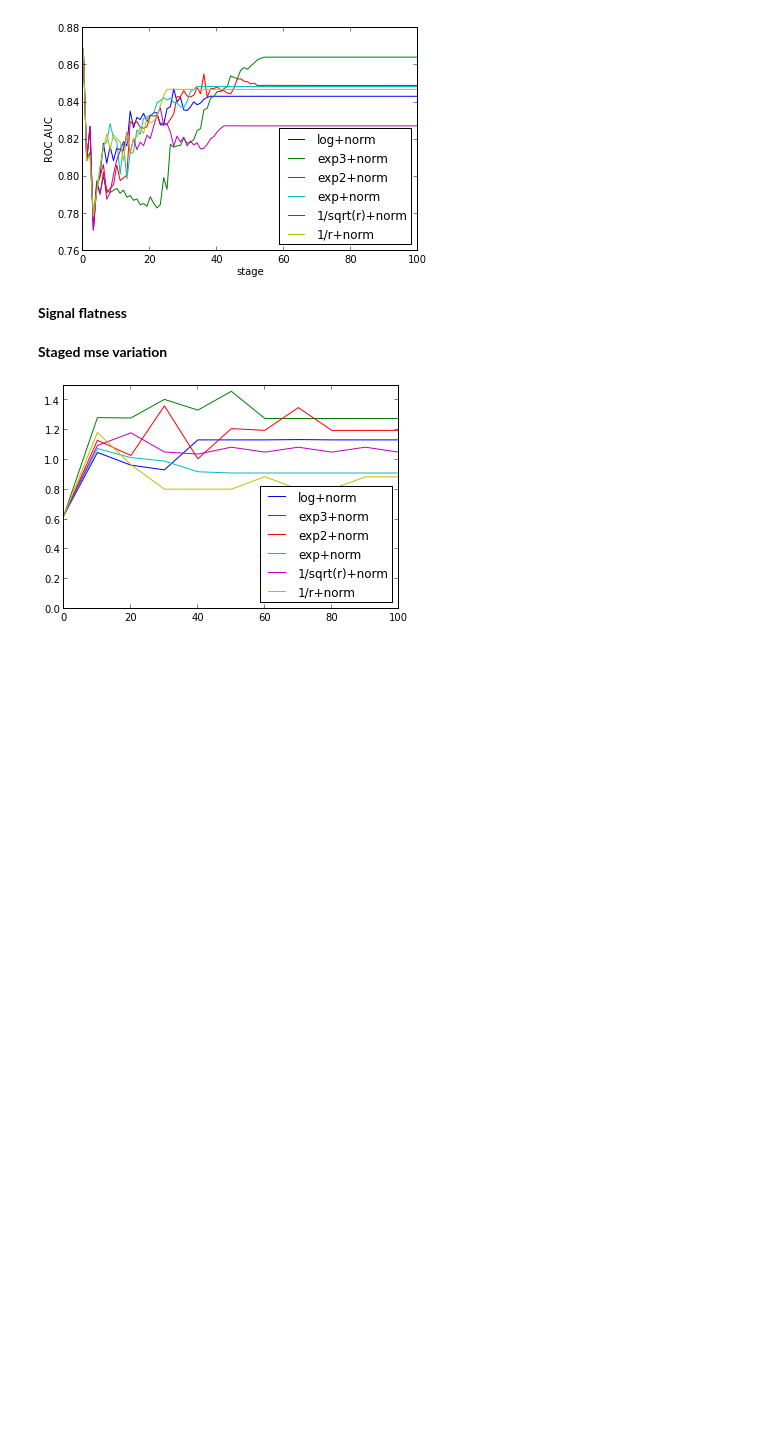
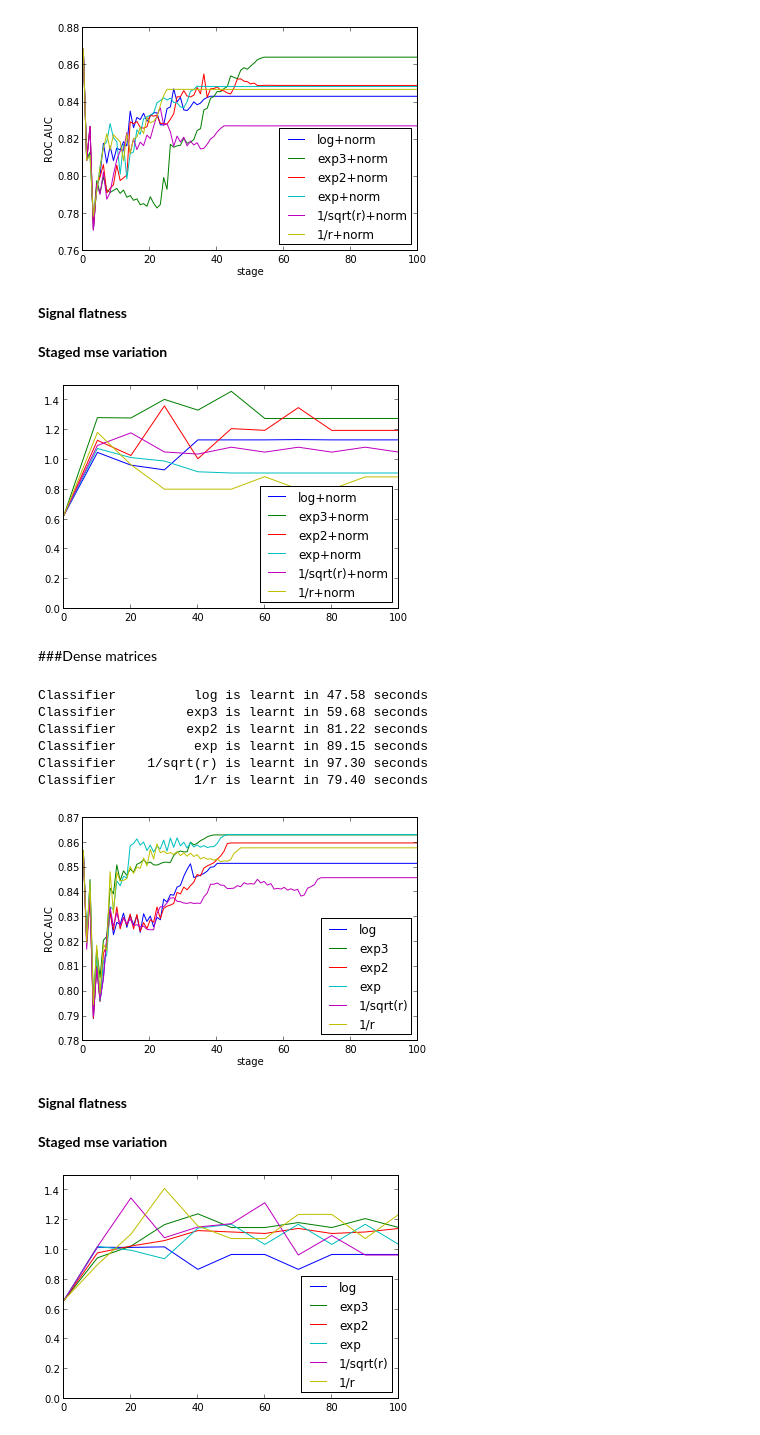
Before and after one commit to anaderi/lhcb_trigger_ml, a Jupyter notebook: IPythonWorkflow/DalitzUGBDemo.ipynb, the cells around one changed output. Drawn from its saved outputs; the diff is of its cells as text; code cells hidden in the pictures; blank space fills up the shorter version.

```diff
--- a/IPythonWorkflow/DalitzUGBDemo.ipynb
+++ b/IPythonWorkflow/DalitzUGBDemo.ipynb
@@ -654,3 +650,38 @@ plotMseVariationOnSig5e5(dist2_sig5e5_probas_dict)
 Signal flatness
 Staged mse variation
 [figure]
+# %% [markdown]
+###Dense matrices
+# %%
+functions = {'exp': lambda r: numpy.exp(-50*r),
+             'exp2': lambda r: numpy.exp(-1000*r*r),
+             'exp3': lambda r: numpy.exp(-2000*r*r),
+             'log': lambda r: numpy.clip(-numpy.log(r), 0, 7),
+             '1/r': lambda r: numpy.clip(1/r, 0, 100),
+             '1/sqrt(r)': lambda r: numpy.clip(r ** -0.5, 0, 10)
+            }
+
+dist3_classifiers = OrderedDict()
+for name, func in functions.iteritems():
+    loss = ugb.DistanceBasedKnnFunction(uniform_variables, knn=100, distance_dependence=func, row_normalize=True)
+    dist3_classifiers[name ] = \
+        ugb.MyGradientBoostingClassifier(loss=loss, max_depth=4, n_estimators=101,
+                                         learning_rate=.5, train_variables = train_variables)
+reports.trainClassifiers(dist3_classifiers, trainX, trainY)
+# %% [output]
+Classifier          log is learnt in 47.58 seconds
+Classifier         exp3 is learnt in 59.68 seconds
+Classifier         exp2 is learnt in 81.22 seconds
+Classifier          exp is learnt in 89.15 seconds
+Classifier    1/sqrt(r) is learnt in 97.30 seconds
+Classifier          1/r is learnt in 79.40 seconds
+# %%
+reports.plotLearningCurves(testY, reports.getClassifiersStagedPredictionProba(dist3_classifiers, testX))
+display_html("<b>Signal flatness</b>", raw=True)
+dist3_sig5e5_probas_dict = reports.getClassifiersStagedPredictionProba(dist3_classifiers, signal5e5DF)
+plotMseVariationOnSig5e5(dist3_sig5e5_probas_dict)
+# %% [output]
+[figure, added]
+Signal flatness
+Staged mse variation
+[figure, added]
```
Also changed, not shown: parts of 5 cells of this notebook, 3 other files.
